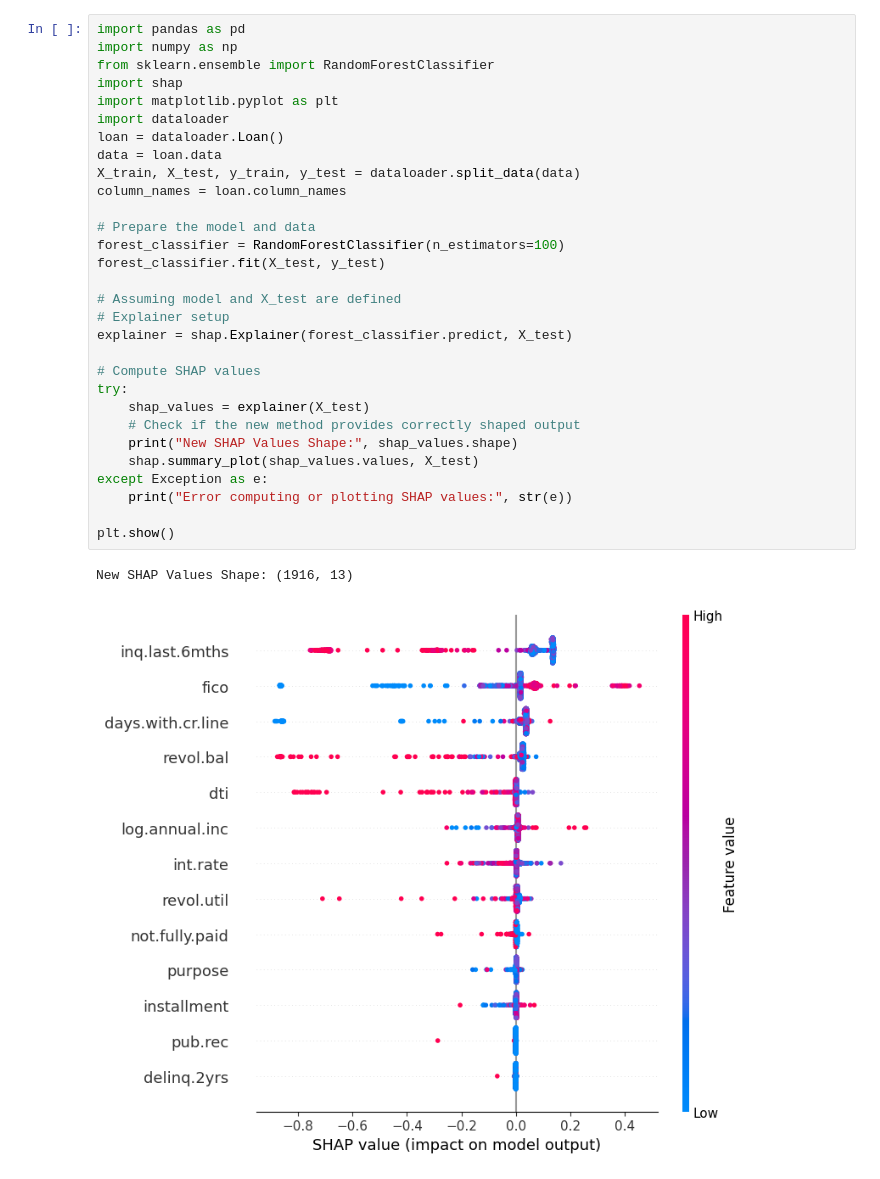
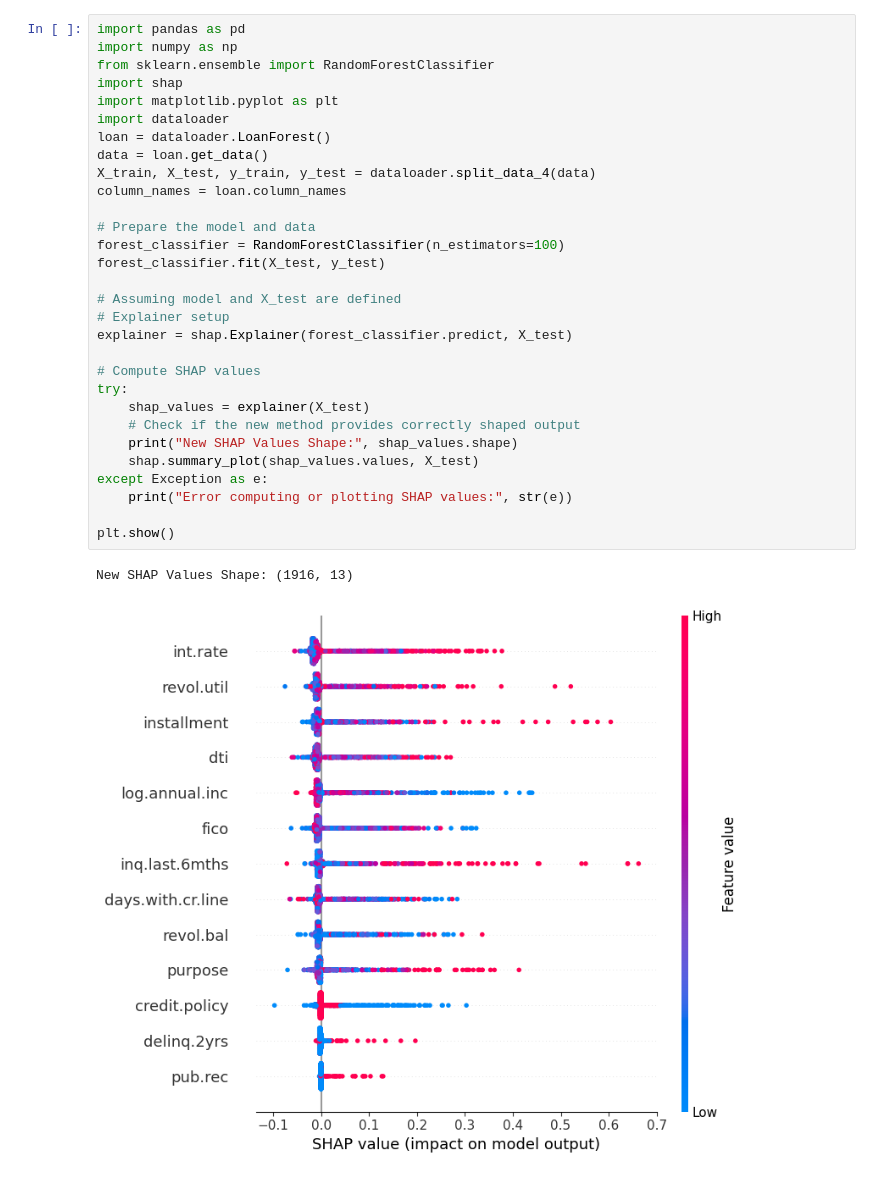
Before and after one commit to xdTobs/AppliedMachineLearning, a Jupyter notebook: shap.ipynb, the cells around one changed output. Saved outputs shown, nothing was run; the diff lists cells and outputs as text.

Commit message:
Refactor dataloader.py and modelController.py

```diff
--- a/shap.ipynb
+++ b/shap.ipynb
@@ -1,33 +1,33 @@
 # %%
 import pandas as pd
 import numpy as np
 from sklearn.ensemble import RandomForestClassifier
 import shap
 import matplotlib.pyplot as plt
 import dataloader
-loan = dataloader.Loan()
-data = loan.data
-X_train, X_test, y_train, y_test = dataloader.split_data(data)
+loan = dataloader.LoanForest()
+data = loan.get_data()
+X_train, X_test, y_train, y_test = dataloader.split_data_4(data)
 column_names = loan.column_names
 
 # Prepare the model and data
 forest_classifier = RandomForestClassifier(n_estimators=100)
 forest_classifier.fit(X_test, y_test)
 
 # Assuming model and X_test are defined
 # Explainer setup
 explainer = shap.Explainer(forest_classifier.predict, X_test)
 
 # Compute SHAP values
 try:
     shap_values = explainer(X_test)
     # Check if the new method provides correctly shaped output
     print("New SHAP Values Shape:", shap_values.shape)
     shap.summary_plot(shap_values.values, X_test)
 except Exception as e:
     print("Error computing or plotting SHAP values:", str(e))
 
 plt.show()
 # %% [output]
 New SHAP Values Shape: (1916, 13)
-[figure, old version]
+[figure, new version]
```
Also changed, not shown: parts of 1 cell of this notebook, 12 other files.
